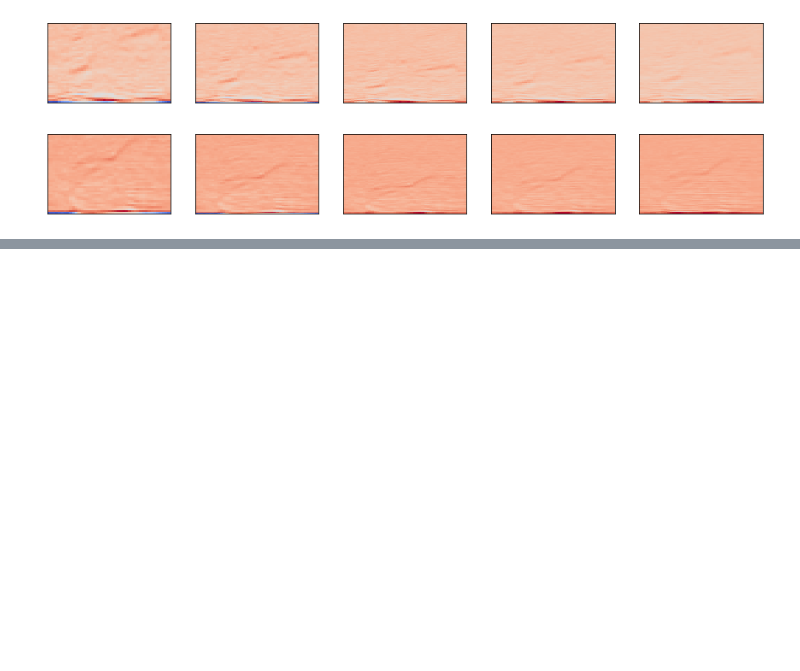
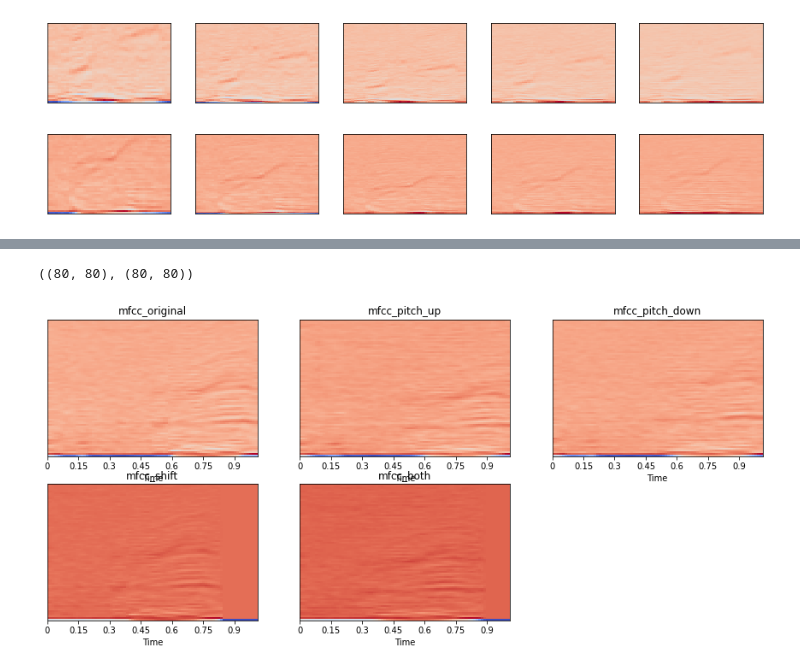
Before and after one commit to 100jy/voice_competition, a Jupyter notebook: 데이터_EDA.ipynb, the cells around one changed output, grey strips where cells are left out. Cells and saved outputs as stored; diff of their text form; code cells hidden in the pictures; blank space fills up the shorter version.

```diff
--- a/데이터_EDA.ipynb
+++ b/데이터_EDA.ipynb
@@ -423,0 +456,43 @@ for j in range(5):
+# %%
+#pitch change + shift
+
+# shifting
+def shifting(data,direc,factor):
+  result  = np.zeros_like(data)
+  k = int(factor * (len(data)/10))
+  #right
+  if direc == '0':
+    result[k:] = data[:len(data)-k]
+  else:
+    result[:len(data)-k] = data[k:]
+  return result
+
+#pith를 조절
+def change_pitch(data,sr,k):
+  return librosa.effects.pitch_shift(data,sr, k)
+
+
+x,sr = librosa.load('drive/My Drive/data/test/test_00000.wav')
+hop_size = int(sr/79)
+#
+mfcc_original = librosa.feature.mfcc(x,sr = 22050, n_mfcc=80, hop_length = hop_size ,fmax=3000)
+mfcc_pitch_up = librosa.feature.mfcc(change_pitch(x,sr,2),sr = 22050, n_mfcc=80, hop_length = hop_size ,fmax=3000)
+mfcc_pitch_down = librosa.feature.mfcc(change_pitch(x,sr,-2),sr = 22050, n_mfcc=80, hop_length = hop_size ,fmax=3000)
+mfcc_shift = librosa.feature.mfcc(shifting(x,0,2),sr = 22050, n_mfcc=80, hop_length = hop_size ,fmax=3000)
+mfcc_both = librosa.feature.mfcc(change_pitch(shifting(x,0,2),sr,2),sr = 22050, n_mfcc=80, hop_length = hop_size ,fmax=3000)
+
+
+mfcc = [mfcc_original,mfcc_pitch_up,mfcc_pitch_down,mfcc_shift,mfcc_both]
+title = ['mfcc_original','mfcc_pitch_up','mfcc_pitch_down','mfcc_shift','mfcc_both']
+
+plt.figure(figsize=(15,10))
+
+for i in range(5):
+  st = '33'+str(i+1)
+  plt.subplot(st)
+  librosa.display.specshow(mfcc[i],x_axis='time',hop_length = hop_size)
+
+  plt.title(title[i])
+# %% [output]
+((80, 80), (80, 80))
+[figure, added]
```
Also changed, not shown: parts of 9 cells of this notebook.
